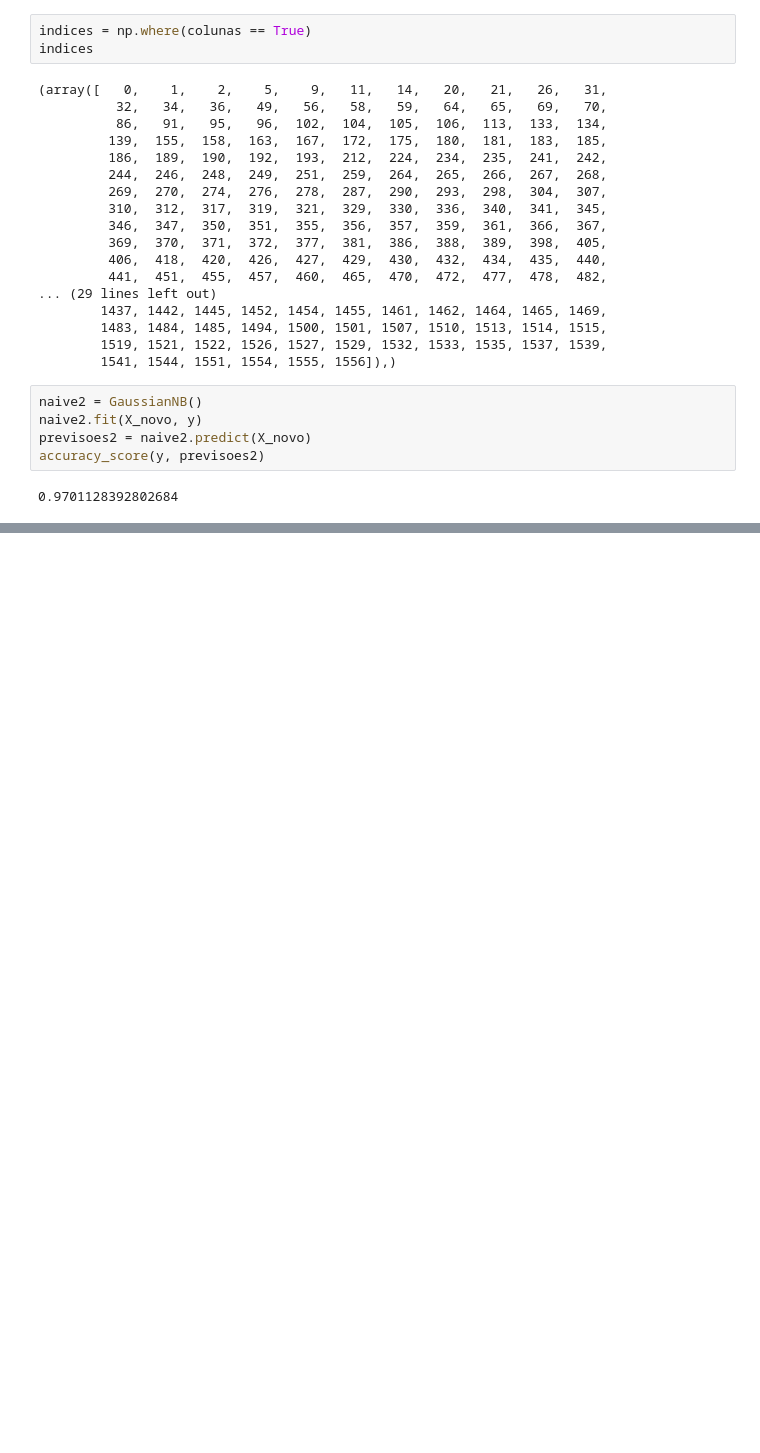
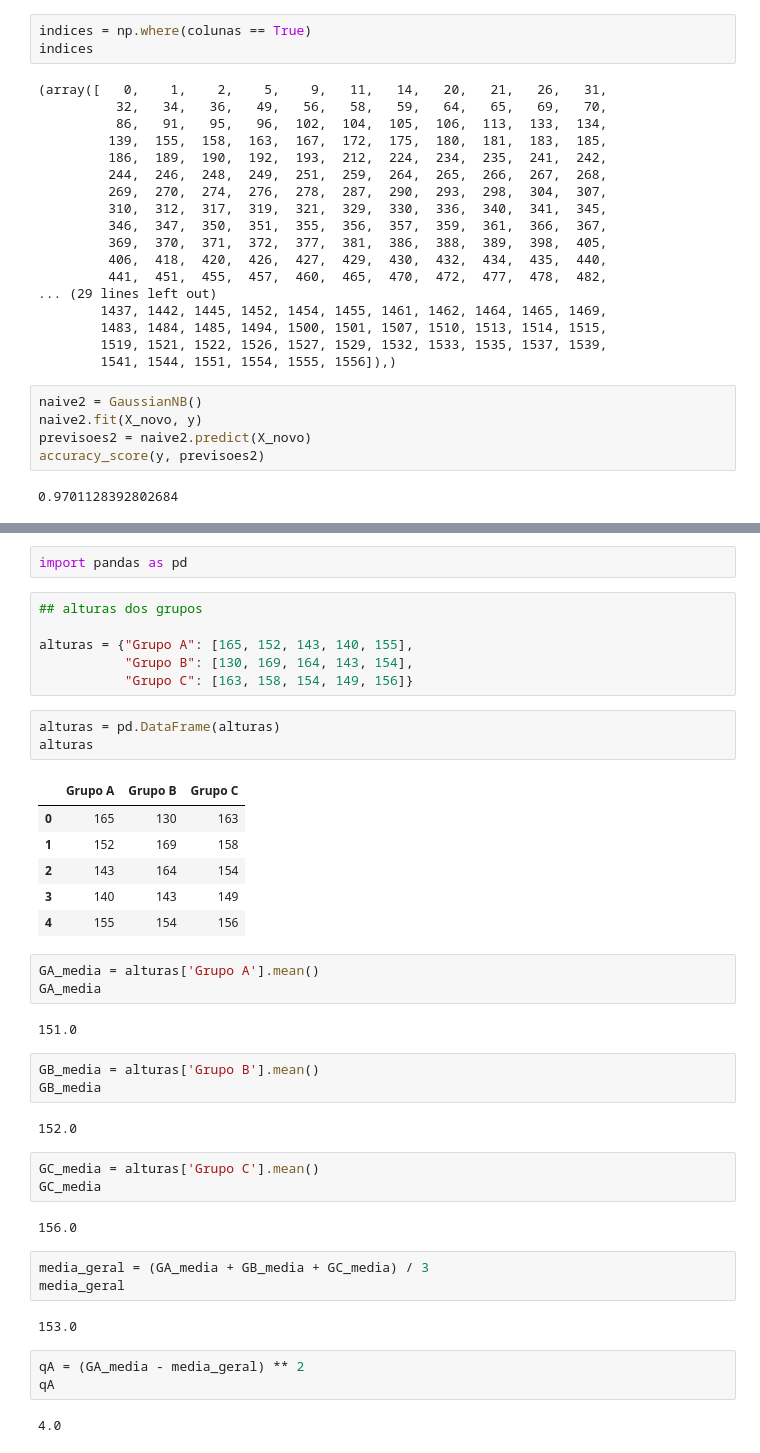
Before and after one commit to cantaruttim/Teste_Hipotese, a Jupyter notebook: TesteHipotese.ipynb, the cells around one changed output, grey strips where cells are left out. Drawn from its saved outputs; the diff is of its cells as text; blank space fills up the shorter version.

```diff
--- a/TesteHipotese.ipynb
+++ b/TesteHipotese.ipynb
@@ -267,0 +274,43 @@ accuracy_score(y, previsoes2)
+# %%
+import pandas as pd
+# %%
+## alturas dos grupos
+
+alturas = {"Grupo A": [165, 152, 143, 140, 155],
+           "Grupo B": [130, 169, 164, 143, 154],
+           "Grupo C": [163, 158, 154, 149, 156]}
+# %%
+alturas = pd.DataFrame(alturas)
+alturas
+# %% [output]
+|  | Grupo A | Grupo B | Grupo C |
+| 0 | 165 | 130 | 163 |
+| 1 | 152 | 169 | 158 |
+| 2 | 143 | 164 | 154 |
+| 3 | 140 | 143 | 149 |
+| 4 | 155 | 154 | 156 |
+# %%
+GA_media = alturas['Grupo A'].mean()
+GA_media
+# %% [output]
+151.0
+# %%
+GB_media = alturas['Grupo B'].mean()
+GB_media
+# %% [output]
+152.0
+# %%
+GC_media = alturas['Grupo C'].mean()
+GC_media
+# %% [output]
+156.0
+# %%
+media_geral = (GA_media + GB_media + GC_media) / 3
+media_geral
+# %% [output]
+153.0
+# %%
+qA = (GA_media - media_geral) ** 2
+qA
+# %% [output]
+4.0
```
Also changed, not shown: parts of 18 cells of this notebook.
